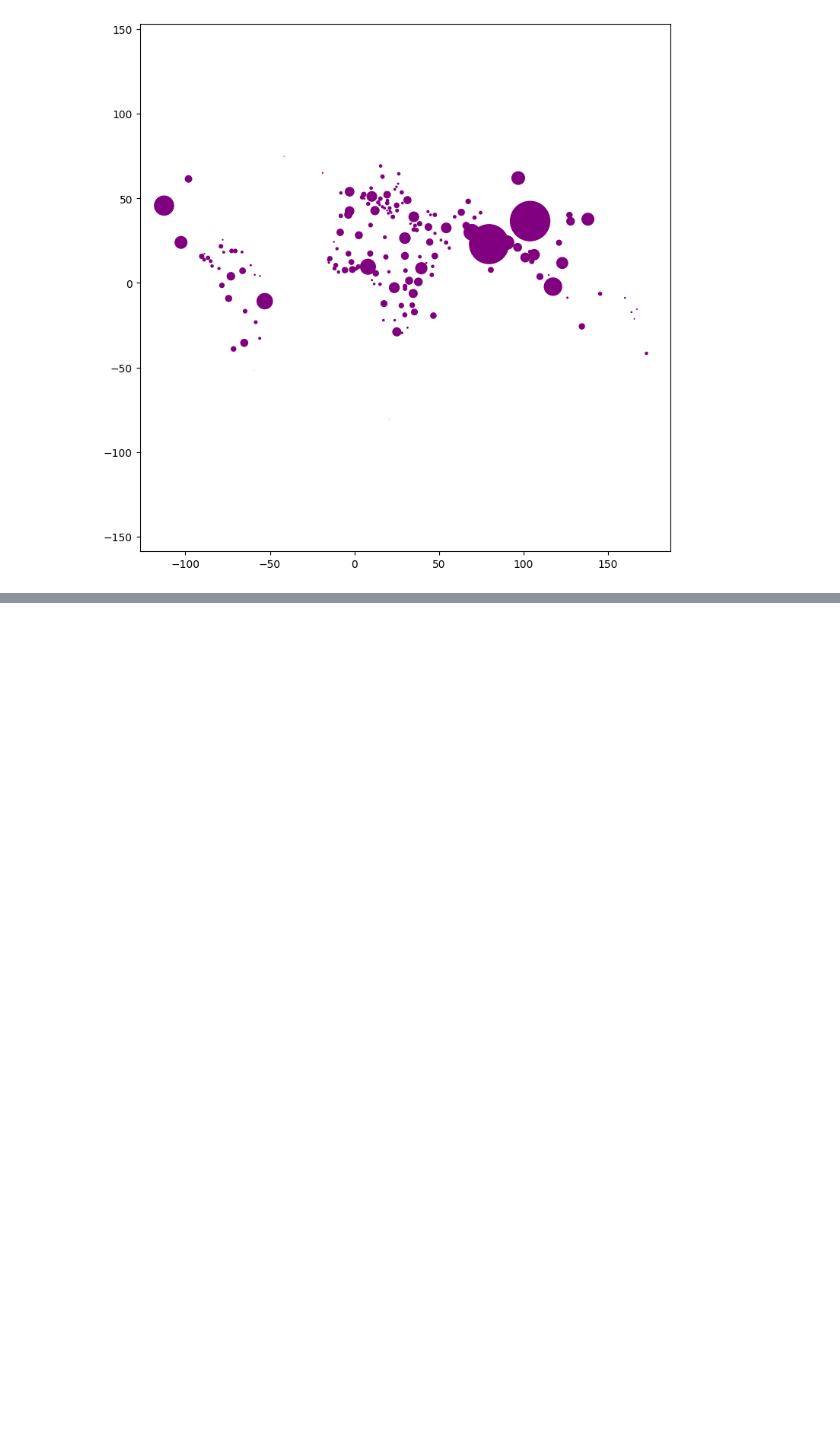
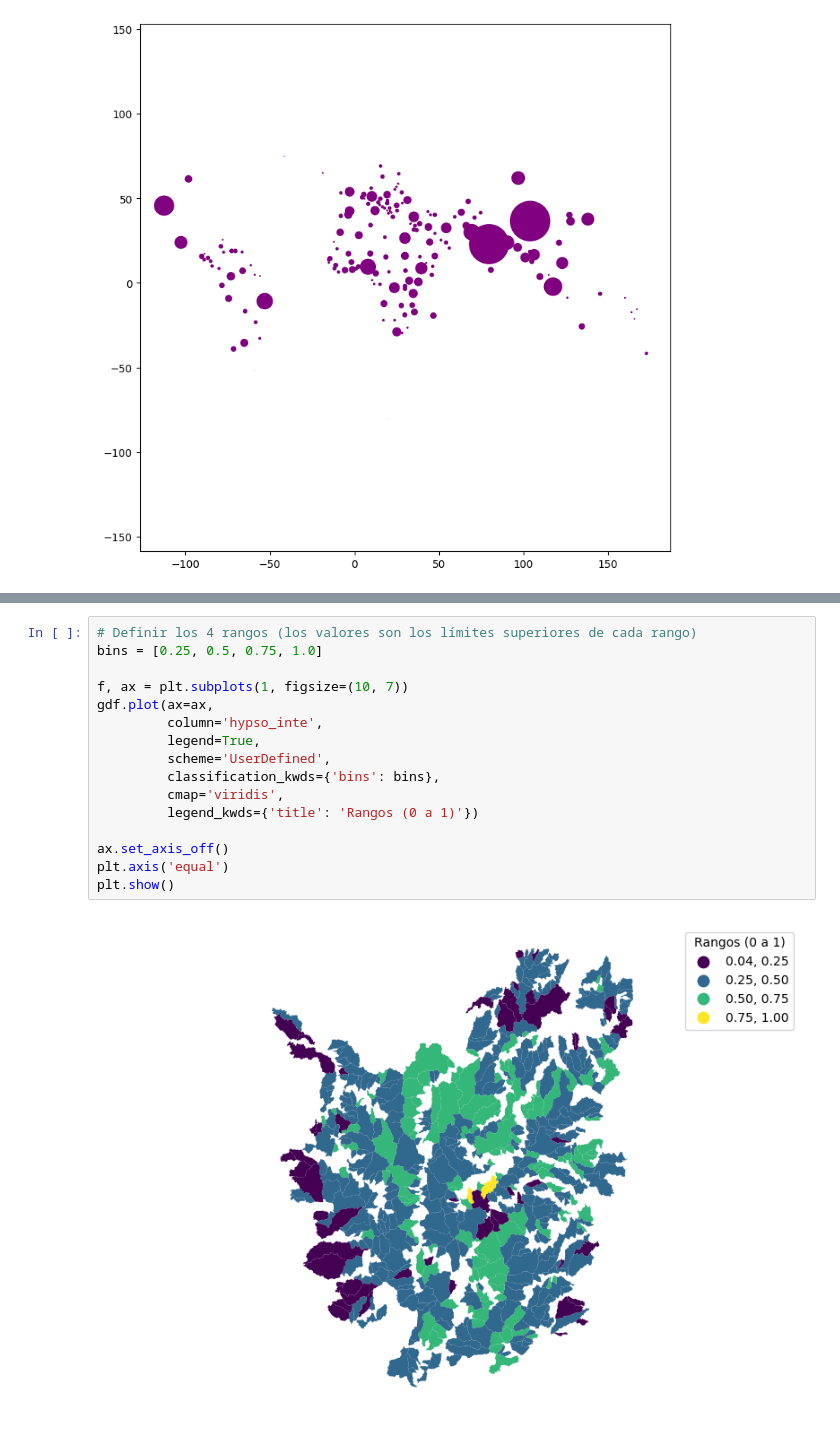
Before and after one commit to edieraristizabal/Libro_AnalisisGeoespacial, a Jupyter notebook: _sources/06_Coropleta.ipynb, the cells around one changed output, grey strips where cells are left out. Saved outputs shown, nothing was run; the diff lists cells and outputs as text; blank space fills up the shorter version.

```diff
--- a/_sources/06_Coropleta.ipynb
+++ b/_sources/06_Coropleta.ipynb
@@ -416,0 +460,18 @@ plt.show()
+# %%
+# Definir los 4 rangos (los valores son los límites superiores de cada rango)
+bins = [0.25, 0.5, 0.75, 1.0]
+
+f, ax = plt.subplots(1, figsize=(10, 7))
+gdf.plot(ax=ax,
+         column='hypso_inte',
+         legend=True,
+         scheme='UserDefined',
+         classification_kwds={'bins': bins},
+         cmap='viridis',
+         legend_kwds={'title': 'Rangos (0 a 1)'})
+
+ax.set_axis_off()
+plt.axis('equal')
+plt.show()
+# %% [output]
+[figure, added]
```
Also changed, not shown: parts of 4 cells of this notebook, 27 other files.
